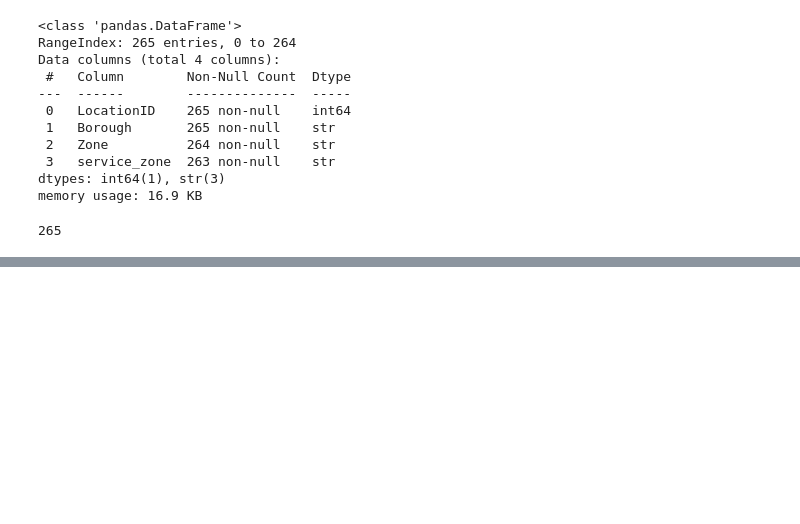
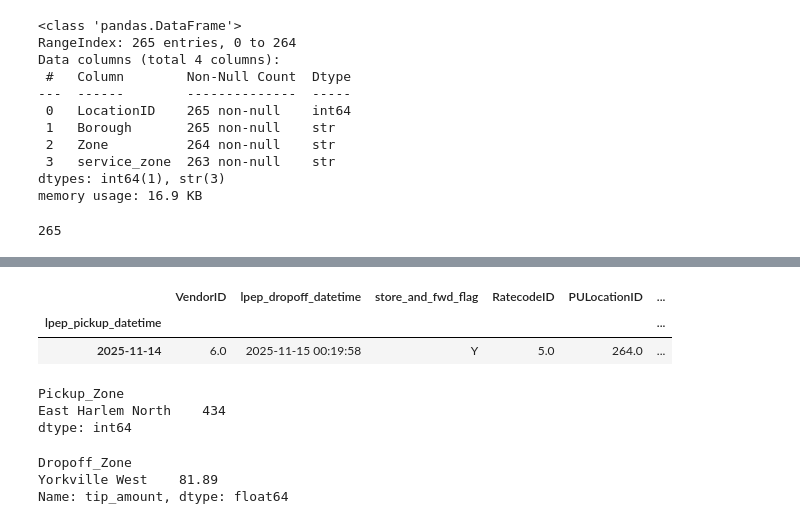
Before and after one commit to filipburger/de-zoomcamp-workdir, a Jupyter notebook: 01-docker-terraform/pipeline/notebook.ipynb, the cells around one changed output, grey strips where cells are left out. Drawn from its saved outputs; the diff is of its cells as text; code cells hidden in the pictures; blank space fills up the shorter version.

```diff
--- a/01-docker-terraform/pipeline/notebook.ipynb
+++ b/01-docker-terraform/pipeline/notebook.ipynb
@@ -243,0 +315,34 @@ zones.to_sql(name='zones', con=engine, if_exists='replace')
+# %%
+# Which was the pick up day with the longest trip distance? Only consider trips with trip_distance less than 100 miles (to exclude data errors).
+trips_within_100_miles = november_green_taxi_data[november_green_taxi_data['trip_distance'] < 100]
+daily = trips_within_100_miles.set_index('lpep_pickup_datetime').resample("D").max()
+daily.sort_values('trip_distance', ascending=False).head(1)
+# %% [output]
+|  | VendorID | lpep_dropoff_datetime | store_and_fwd_flag | RatecodeID | PULocationID | ... |
+| lpep_pickup_datetime |  |  |  |  |  | ... |
+| 2025-11-14 | 6.0 | 2025-11-15 00:19:58 | Y | 5.0 | 264.0 | ... |
+# %%
+# bigest pickup zone on 18th november, join with zone usin PULocationID to get zone name, and count trips per zone, sort descending and get first row
+# firslty merge zones with taxi data to get zone names
+green_taxi_with_zones = november_green_taxi_data.merge(zones[['Zone', 'LocationID']], how='left', left_on='PULocationID', right_on='LocationID')
+# lets rename zone column to avoid confusion with other zone columns
+green_taxi_with_zones = green_taxi_with_zones.rename(columns={'Zone': 'Pickup_Zone'})
+# drop location id as we don't need it anymore
+green_taxi_with_zones = green_taxi_with_zones.drop(columns=['LocationID'])
+november_18th = green_taxi_with_zones[green_taxi_with_zones['lpep_pickup_datetime'].dt.date == pd.to_datetime('2025-11-18').date()]
+november_18th[november_18th['Pickup_Zone'].notnull()].groupby('Pickup_Zone').size().sort_values(ascending=False).head(1)
+# %% [output]
+Pickup_Zone
+East Harlem North    434
+dtype: int64
+# %%
+# For the passengers picked up in the zone named "East Harlem North" in November 2025,
+# which was the drop off zone that had the largest tip?
+
+east_harlem_north = green_taxi_with_zones[green_taxi_with_zones['Pickup_Zone'] == 'East Harlem North']
+east_harlem_north.merge(zones[['Zone', 'LocationID']], how='left', left_on='DOLocationID', right_on='LocationID')\
+.rename(columns={'Zone': 'Dropoff_Zone'}).groupby('Dropoff_Zone')['tip_amount'].max().sort_values(ascending=False).head(1)
+# %% [output]
+Dropoff_Zone
+Yorkville West    81.89
+Name: tip_amount, dtype: float64
```
Also changed, not shown: parts of 11 cells of this notebook, 2 other files.
